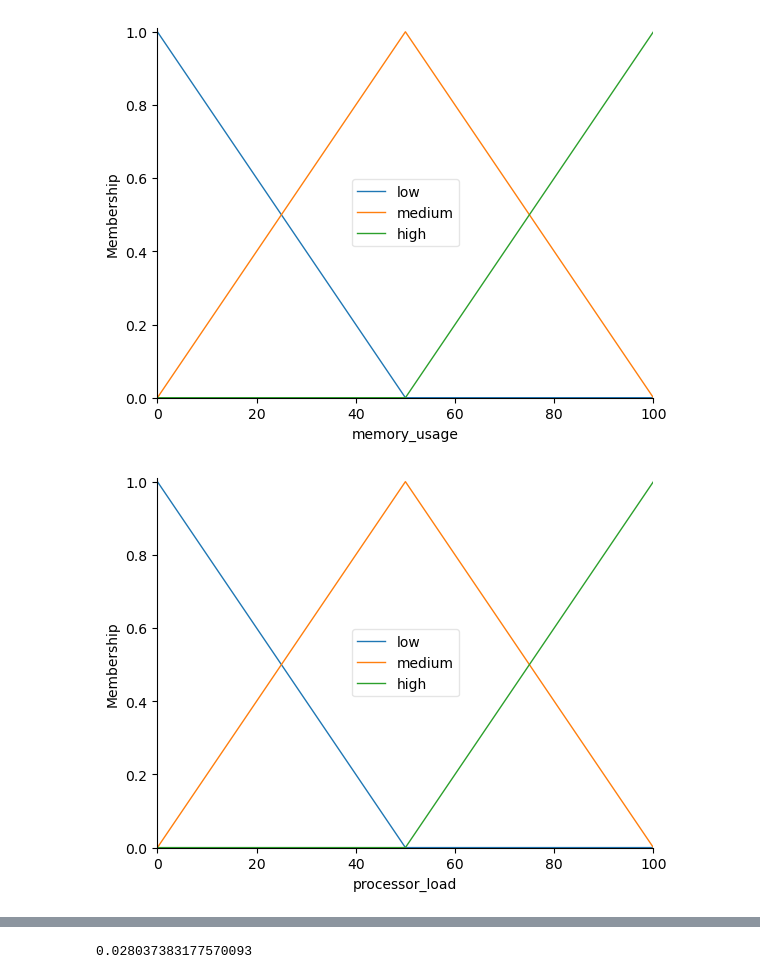
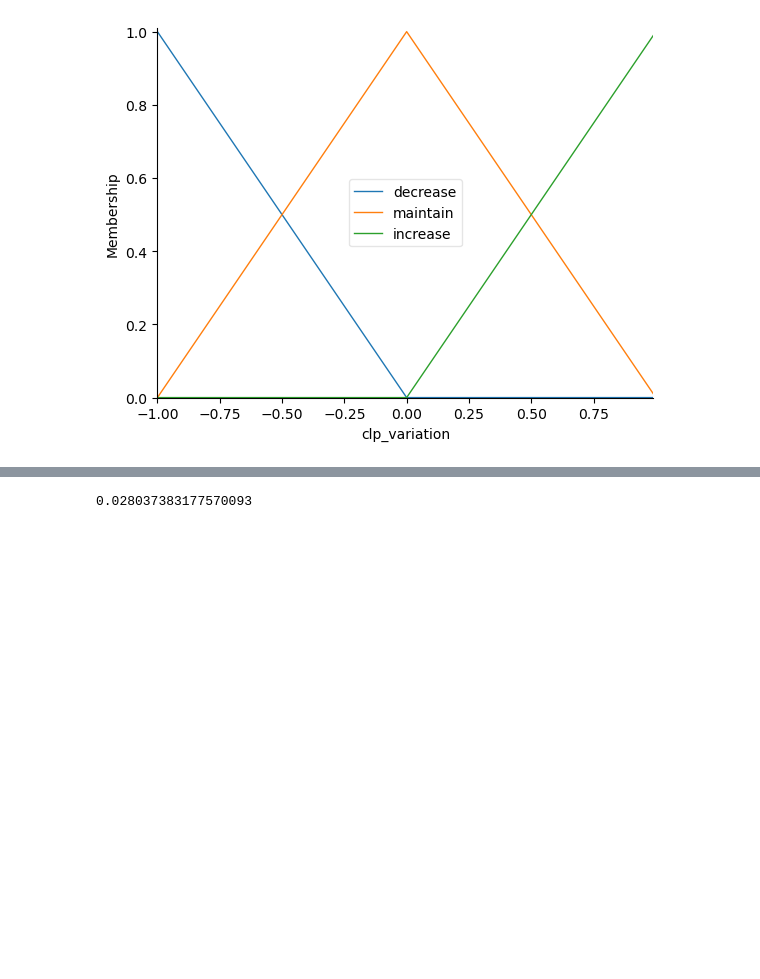
Before and after one commit to leobt23/Computational_Intelligence_forIOT, a Jupyter notebook: project_2_fuzzy/main.ipynb, the cells around one changed output, grey strips where cells are left out. Saved outputs shown, nothing was run; the diff lists cells and outputs as text; code cells hidden in the pictures; blank space fills up the shorter version.

Commit message:
images in fuzzy

```diff
--- a/project_2_fuzzy/main.ipynb
+++ b/project_2_fuzzy/main.ipynb
@@ -4,16 +4,16 @@ import skfuzzy as fuzz
 from skfuzzy import control as ctrl
 # %%
 # Defining the input variables
-memory_usage = ctrl.Antecedent(np.arange(0, 101, 1), 'memory_usage')
-processor_load = ctrl.Antecedent(np.arange(0, 101, 1), 'processor_load')
-output_bandwidth = ctrl.Antecedent(np.arange(0, 101, 1), 'output_bandwidth')
-latency = ctrl.Antecedent(np.arange(0, 1001, 1), 'latency')
+memory_usage = ctrl.Antecedent(np.arange(0, 100, 1), 'memory_usage')
+processor_load = ctrl.Antecedent(np.arange(0, 100, 1), 'processor_load')
+output_bandwidth = ctrl.Antecedent(np.arange(0, 100, 1), 'output_bandwidth')
+latency = ctrl.Antecedent(np.arange(0, 1000, 1), 'latency')
 #input_network_throughput = ctrl.Antecedent(np.arange(0, 101, 1), 'input_network_throughput')
 #output_network_throughput = ctrl.Antecedent(np.arange(0, 101, 1), 'output_network_throughput')
 
 
 # Defining the output variable
-clp_variation = ctrl.Consequent(np.arange(-1, 1.01, 0.01), 'clp_variation')
+clp_variation = ctrl.Consequent(np.arange(-1, 1.0, 0.01), 'clp_variation')
 
 # Defining the membership functions for the input variables
 # Note: The membership intervals and the terms used may vary depending on the specific problem
@@ -28,15 +28,23 @@ latency.automf(3, names=['low', 'medium', 'high'])
 clp_variation['decrease'] = fuzz.trimf(clp_variation.universe, [-1  , -0.5, 0  ])
 clp_variation['maintain'] = fuzz.trimf(clp_variation.universe, [-0.5, 0   , 0.5])
 clp_variation['increase'] = fuzz.trimf(clp_variation.universe, [0   , 0.5 , 1  ])
+# %%
+# Now defining the membership functions for the output variable
+clp_variation['decrease'] = fuzz.trapmf(clp_variation.universe, [-2, -1, -0.5, 0])
+clp_variation['maintain'] = fuzz.trimf(clp_variation.universe, [-0.5, 0, 0.5])
+clp_variation['increase'] = fuzz.trapmf(clp_variation.universe, [0, 0.5, 1, 2])
+
+
+# Now defining the membership functions for the output variable
+clp_variation['decrease'] = fuzz.trimf(clp_variation.universe, [-1, -1, 0])
+clp_variation['maintain'] = fuzz.trimf(clp_variation.universe, [-1, 0, 1])
+clp_variation['increase'] = fuzz.trimf(clp_variation.universe, [0, 1, 1])
+
+# Now defining the membership functions for the output variable
+#clp_variation.automf(3, names=['decrease', 'maintain', 'increase'])
 # %%
 # Taking a look at the membership functions
-memory_usage.view()
-processor_load.view()
-#input_network_throughput.view()
-#output_network_throughput.view()
-output_bandwidth.view()
-latency.view()
+#memory_usage.view()
 clp_variation.view()
 # %% [output]
-[figure, old version]
+[figure, new version]
-[figure, removed]
```
Also changed, not shown: parts of 1 cell of this notebook, 1 other file.
